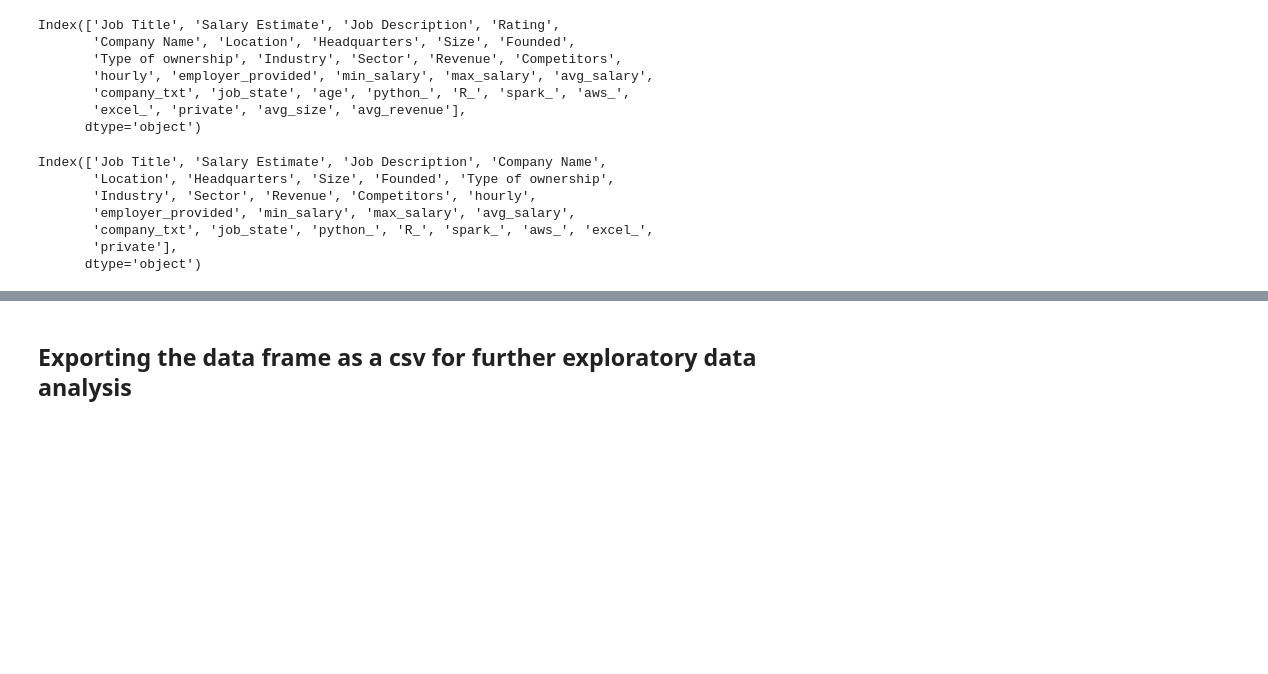
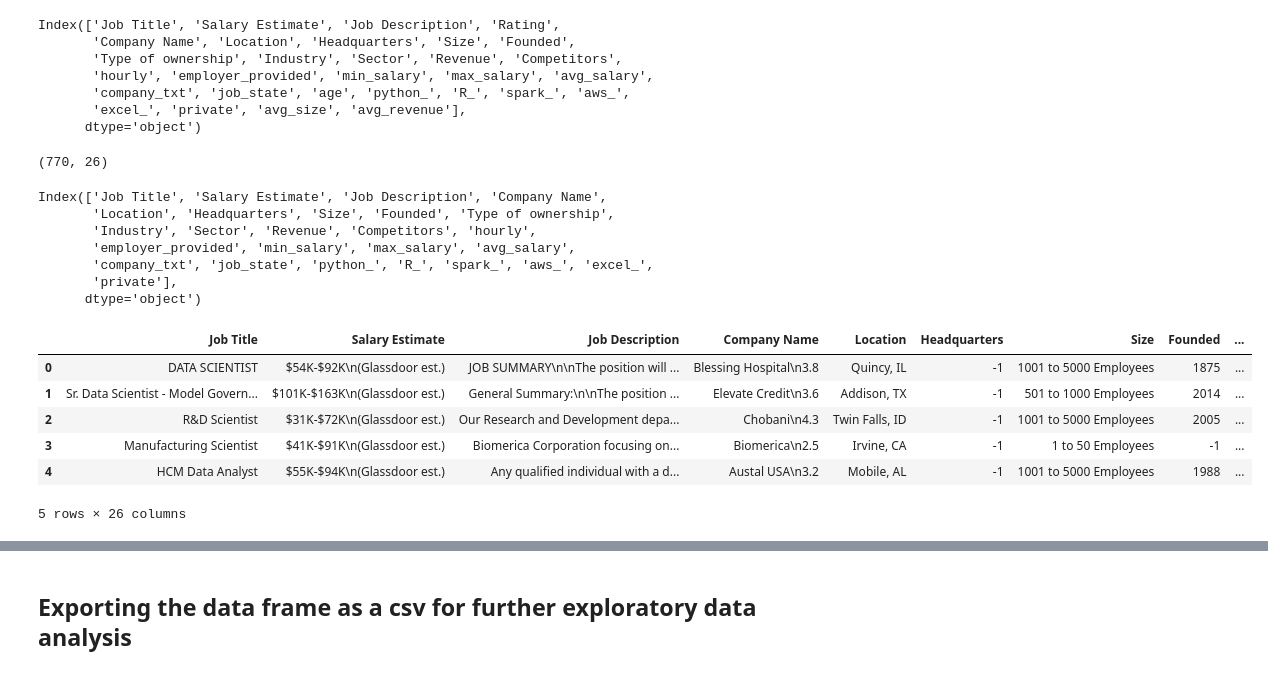
Before and after one commit to sounok1234/Data_Scientist_salalry_analysis, a Jupyter notebook: data_cleaning.ipynb, the cells around one changed output, grey strips where cells are left out. Cells and saved outputs as stored; diff of their text form; code cells hidden in the pictures; blank space fills up the shorter version.

Commit message:
Fixed the column indices

```diff
--- a/data_cleaning.ipynb
+++ b/data_cleaning.ipynb
@@ -319,6 +323,10 @@ Index(['Job Title', 'Salary Estimate', 'Job Description', 'Rating',
       dtype='object')
 # %%
 df = df.drop(['avg_revenue', 'avg_size', 'age', 'Rating'], axis = 1)
+# %%
+df.shape
+# %% [output]
+(770, 26)
 # %%
 df.columns
 # %% [output]
@@ -332 +342,11 @@ Index(['Job Title', 'Salary Estimate', 'Job Description', 'Company Name',
+# %%
+df.head()
+# %% [output]
+|  | Job Title | Salary Estimate | Job Description | Company Name | Location | Headquarters | Size | Founded | ... |
+| 0 | DATA SCIENTIST | $54K-$92K\n(Glassdoor est.) | JOB SUMMARY\n\nThe position will ... | Blessing Hospital\n3.8 | Quincy, IL | -1 | 1001 to 5000 Employees | 1875 | ... |
+| 1 | Sr. Data Scientist - Model Govern... | $101K-$163K\n(Glassdoor est.) | General Summary:\n\nThe position ... | Elevate Credit\n3.6 | Addison, TX | -1 | 501 to 1000 Employees | 2014 | ... |
+| 2 | R&D Scientist | $31K-$72K\n(Glassdoor est.) | Our Research and Development depa... | Chobani\n4.3 | Twin Falls, ID | -1 | 1001 to 5000 Employees | 2005 | ... |
+| 3 | Manufacturing Scientist | $41K-$91K\n(Glassdoor est.) | Biomerica Corporation focusing on... | Biomerica\n2.5 | Irvine, CA | -1 | 1 to 50 Employees | -1 | ... |
+| 4 | HCM Data Analyst | $55K-$94K\n(Glassdoor est.) | Any qualified individual with a d... | Austal USA\n3.2 | Mobile, AL | -1 | 1001 to 5000 Employees | 1988 | ... |
+5 rows × 26 columns
 # %%
```
Also changed, not shown: parts of 5 cells of this notebook, 1 other file.
